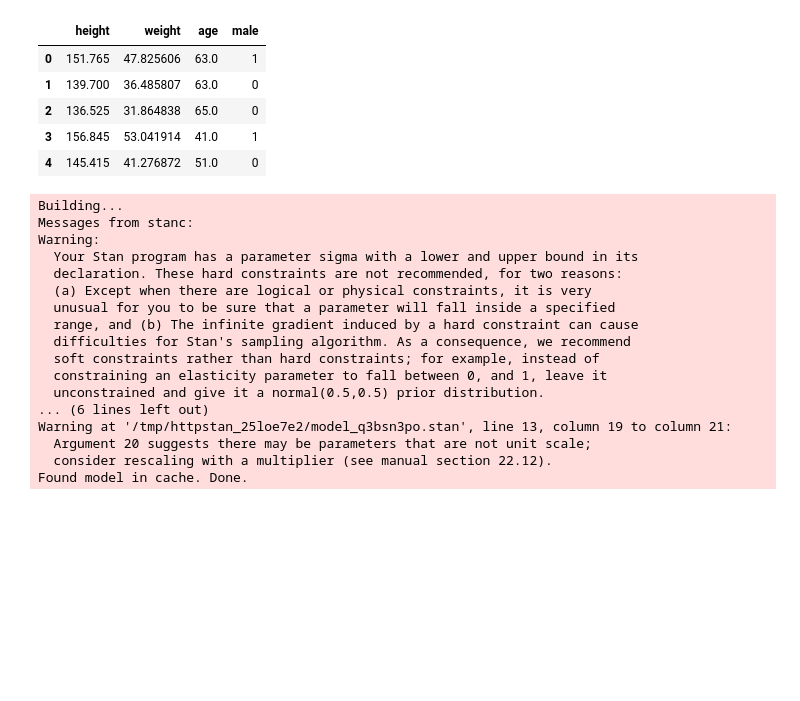
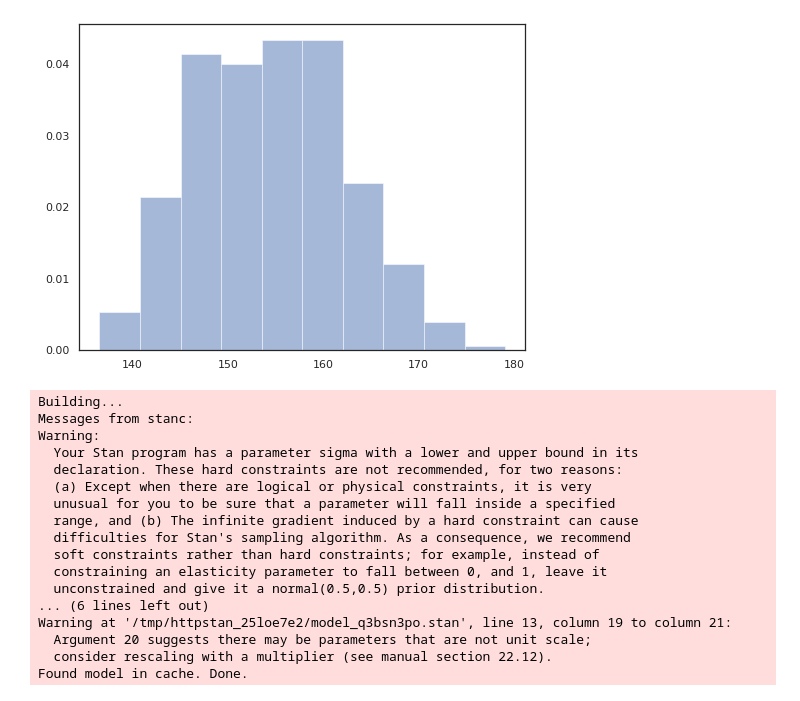
Before and after one commit to sbartek/bayesian-abtesting, a Jupyter notebook: notebooks/020-howell-pystan.ipynb, the cells around one changed output. Drawn from its saved outputs; the diff is of its cells as text; code cells hidden in the pictures; blank space fills up the shorter version.

```diff
--- a/notebooks/020-howell-pystan.ipynb
+++ b/notebooks/020-howell-pystan.ipynb
@@ -12,3 +36,10 @@ import stan
+# %%
+howell18_df = howell_df.query('age >= 18').copy()
+
+plt.hist(howell18_df['height'], density=True, alpha=0.5)
+plt.show()
+# %% [output]
+[figure, added]
 # %%
 howell_code = """
 data {
@@ -25,14 +56,4 @@ model {
   mu ~ normal(178, 20);
 }
 """
-# %%
-howell_df = pd.read_csv('../data/Howell1.csv', sep = ';')
-howell_df.head()
-# %% [output]
-|  | height | weight | age | male |
-| 0 | 151.765 | 47.825606 | 63.0 | 1 |
-| 1 | 139.700 | 36.485807 | 63.0 | 0 |
-| 2 | 136.525 | 31.864838 | 65.0 | 0 |
-| 3 | 156.845 | 53.041914 | 41.0 | 1 |
-| 4 | 145.415 | 41.276872 | 51.0 | 0 |
 # %%
```
Also changed, not shown: parts of 19 cells of this notebook.
